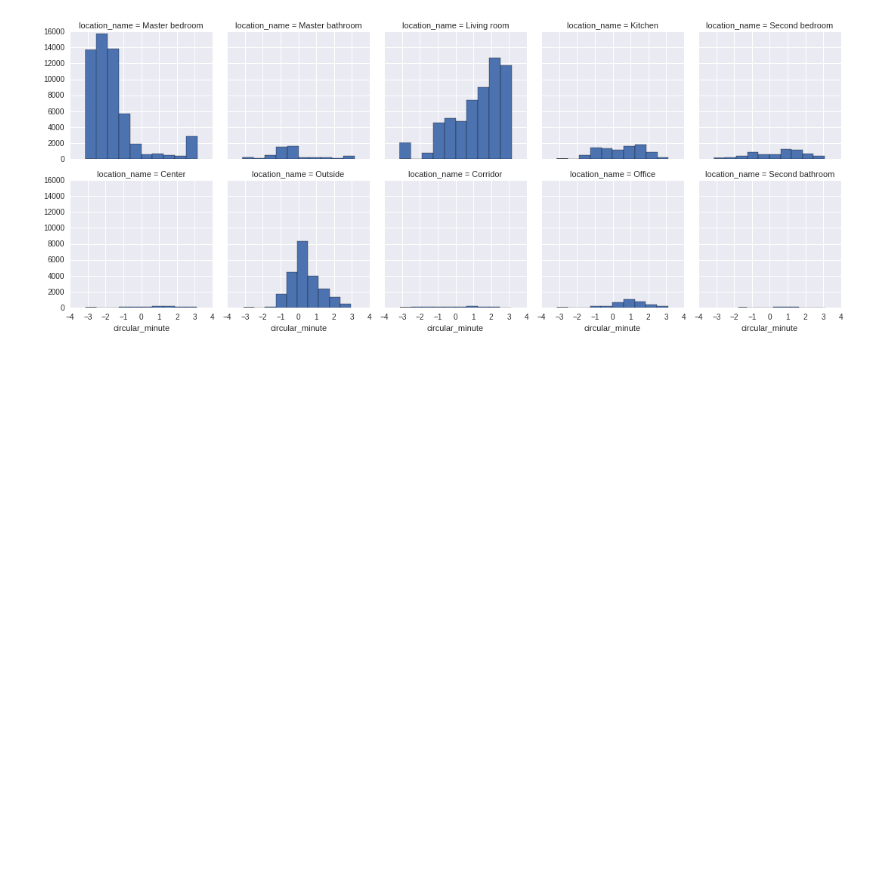
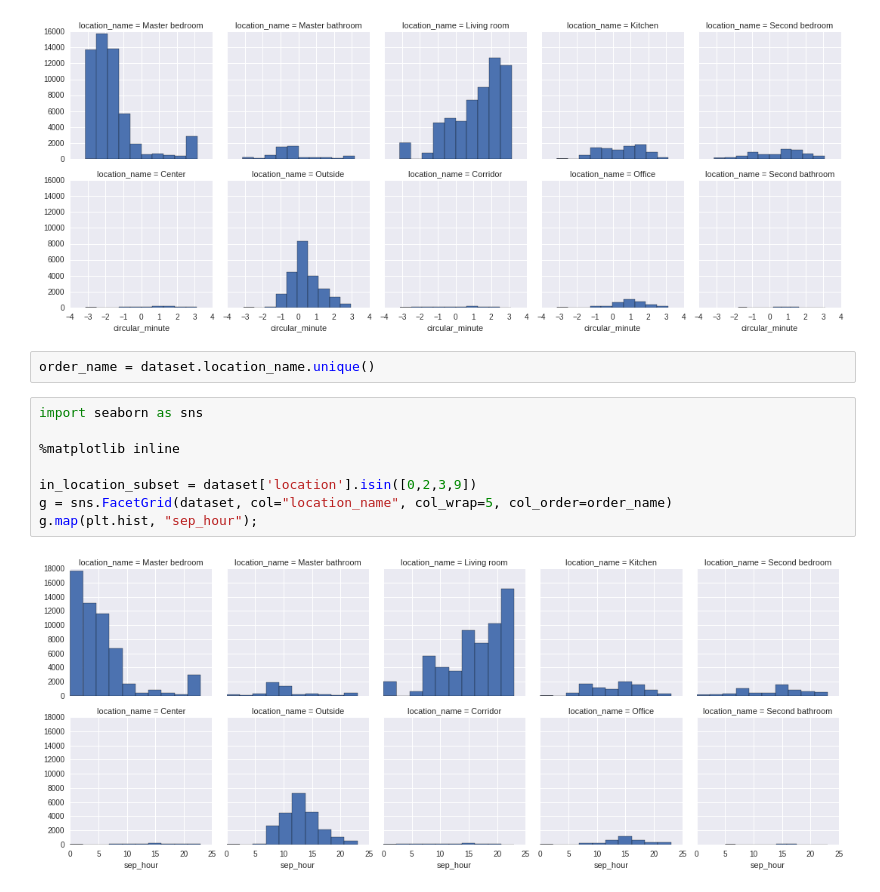
Before and after one commit to deebuls/ObjectLocationModel, a Jupyter notebook: code/Evaluation/EvaluationMasterDocument.ipynb, the cells around one changed output. Drawn from its saved outputs; the diff is of its cells as text; blank space fills up the shorter version.

```diff
--- a/code/Evaluation/EvaluationMasterDocument.ipynb
+++ b/code/Evaluation/EvaluationMasterDocument.ipynb
@@ -32,3 +32,15 @@ g = sns.FacetGrid(dataset, col="location_name", col_wrap=5)
 g.map(plt.hist, "circular_minute");
 # %% [output]
 [figure]
+# %%
+order_name = dataset.location_name.unique()
+# %%
+import seaborn as sns
+
+%matplotlib inline
+
+in_location_subset = dataset['location'].isin([0,2,3,9])
+g = sns.FacetGrid(dataset, col="location_name", col_wrap=5, col_order=order_name)
+g.map(plt.hist, "sep_hour");
+# %% [output]
+[figure, added]
```
Also changed, not shown: parts of 5 cells of this notebook, 13 other files.
